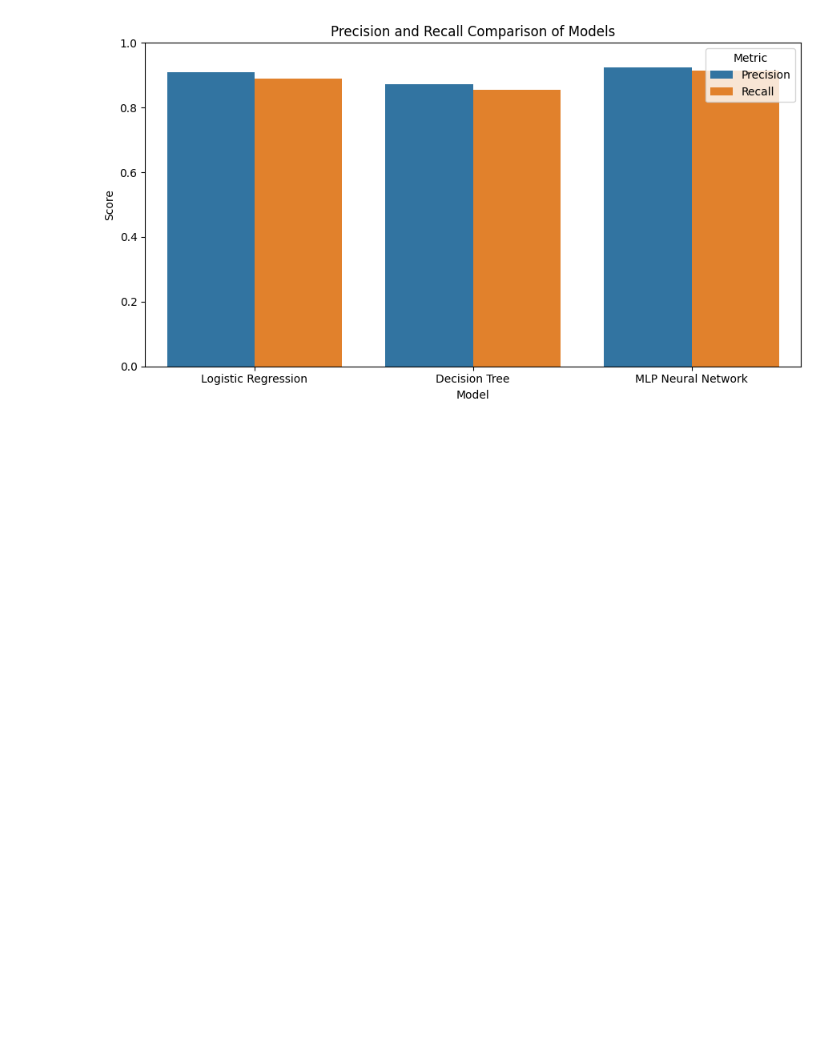
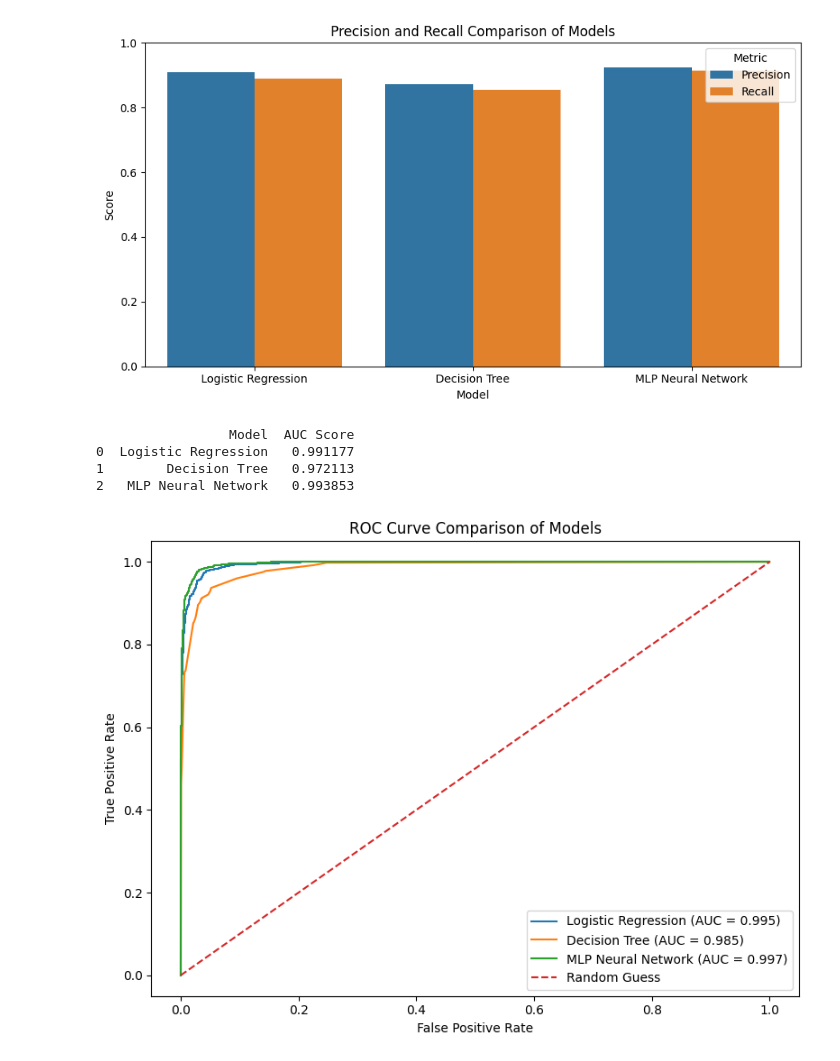
Before and after one commit to Ayaas-u/air-quality-ml-project, a Jupyter notebook: notebooks/03_model_training_comparison.ipynb, the cells around one changed output. Saved outputs shown, nothing was run; the diff lists cells and outputs as text; code cells hidden in the pictures; blank space fills up the shorter version.

Commit message:
Add model comparison analysis

```diff
--- a/notebooks/03_model_training_comparison.ipynb
+++ b/notebooks/03_model_training_comparison.ipynb
@@ -534,3 +534,65 @@ from sklearn.preprocessing import label_binarize
 import matplotlib.pyplot as plt
 import pandas as pd
 import torch
+# %%
+# Number of classes
+num_classes = len(label_encoder.classes_)
+
+# Binarize y_test for multi-class ROC
+y_test_bin = label_binarize(y_test, classes=list(range(num_classes)))
+
+# Logistic Regression probabilities
+y_score_lr = logistic_model.predict_proba(X_test_scaled)
+
+# Decision Tree probabilities
+y_score_dt = decision_tree_model.predict_proba(X_test)
+
+# MLP probabilities
+mlp_model.eval()
+with torch.no_grad():
+    mlp_outputs = mlp_model(X_test_tensor)
+    y_score_mlp = torch.softmax(mlp_outputs, dim=1).numpy()
+# %%
+auc_lr = roc_auc_score(y_test_bin, y_score_lr, average="macro", multi_class="ovr")
+auc_dt = roc_auc_score(y_test_bin, y_score_dt, average="macro", multi_class="ovr")
+auc_mlp = roc_auc_score(y_test_bin, y_score_mlp, average="macro", multi_class="ovr")
+
+auc_df = pd.DataFrame({
+    "Model": ["Logistic Regression", "Decision Tree", "MLP Neural Network"],
+    "AUC Score": [auc_lr, auc_dt, auc_mlp]
+})
+
+print(auc_df)
+
+auc_df.to_csv("../outputs/plots/auc_scores.csv", index=False)
+# %% [output]
+                 Model  AUC Score
+0  Logistic Regression   0.991177
+1        Decision Tree   0.972113
+2   MLP Neural Network   0.993853
+# %%
+models_scores = {
+    "Logistic Regression": y_score_lr,
+    "Decision Tree": y_score_dt,
+    "MLP Neural Network": y_score_mlp
+}
+
+plt.figure(figsize=(8, 6))
+
+for model_name, y_score in models_scores.items():
+    fpr, tpr, _ = roc_curve(y_test_bin.ravel(), y_score.ravel())
+    roc_auc = auc(fpr, tpr)
+
+    plt.plot(fpr, tpr, label=f"{model_name} (AUC = {roc_auc:.3f})")
+
+plt.plot([0, 1], [0, 1], linestyle="--", label="Random Guess")
+
+plt.title("ROC Curve Comparison of Models")
+plt.xlabel("False Positive Rate")
+plt.ylabel("True Positive Rate")
+plt.legend()
+plt.tight_layout()
+plt.savefig("../outputs/plots/roc_curve_comparison.png", dpi=300)
+plt.show()
+# %% [output]
+[figure, added]
```
